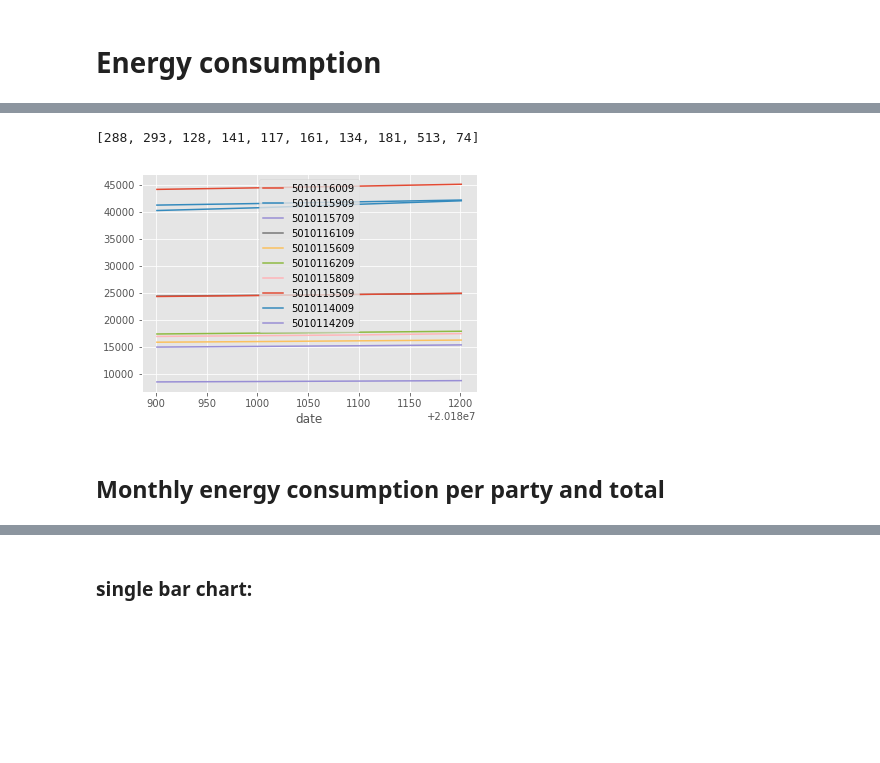
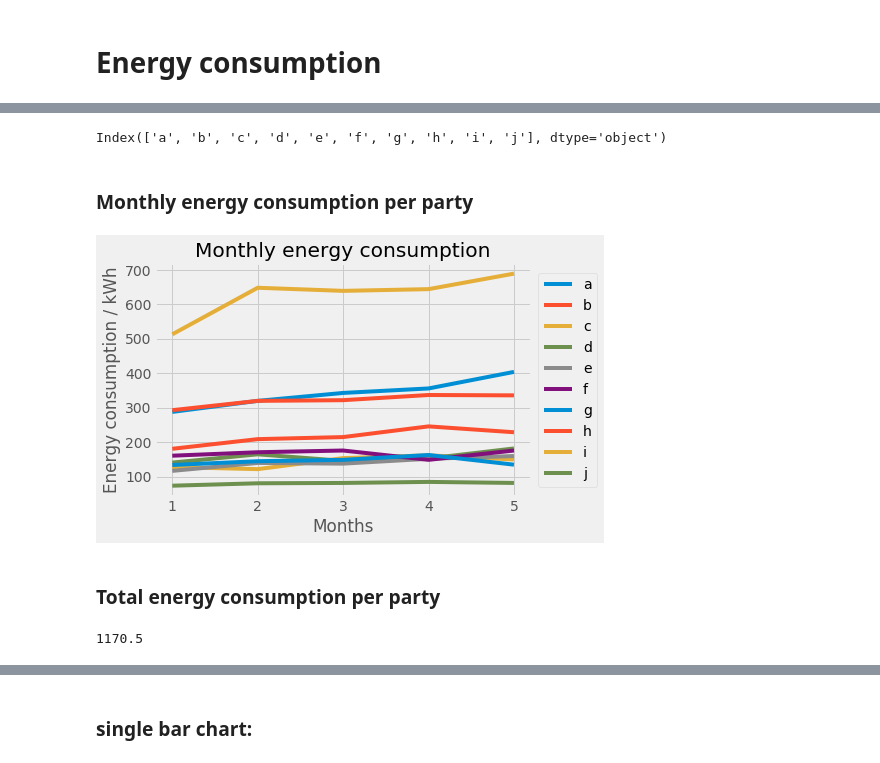
Before and after one commit to felixjohanlehmann/energy_consumption_analysis, a Jupyter notebook: energy_consumption_visualization.ipynb, the cells around one changed output, grey strips where cells are left out. Saved outputs shown, nothing was run; the diff lists cells and outputs as text; code cells hidden in the pictures; blank space fills up the shorter version.

Commit message:
New plots added

```diff
--- a/energy_consumption_visualization.ipynb
+++ b/energy_consumption_visualization.ipynb
@@ -46,0 +35,3 @@ df.diff()
+# %%
+df_diff = df.diff()
+print(df_diff)
@@ -47,5 +61,5 @@ df.diff()
 # %%
 import matplotlib.pyplot as plt
 from matplotlib import style
-#style.use('fivethirtyeight')
-style.use('ggplot')
+style.use('fivethirtyeight')
+#style.use('ggplot')
@@ -58,16 +66,25 @@ plt.show()
-# %%
-consumption = []
-
-for i in df.columns:
-    consumption.append(df.loc[20181001, i] - df.loc[20180901, i])
-
-print(consumption)
-# %% [output]
-[288, 293, 128, 141, 117, 161, 134, 181, 513, 74]
-# %%
-df.plot()
-plt.show()
-# %% [output]
-[figure, removed]
+# %%
+x = range(1,len(df_diff))
+# %%
+df_diff.columns
+# %% [output]
+Index(['a', 'b', 'c', 'd', 'e', 'f', 'g', 'h', 'i', 'j'], dtype='object')
 # %% [markdown]
-## Monthly energy consumption per party and total
+### Monthly energy consumption per party
+# %%
+for i in range(len(df_diff.columns)):
+    plt.plot(x, df_diff.iloc[1:,i])
+
+plt.title("Monthly energy consumption")
+plt.legend(df_diff.columns, loc = "center left", bbox_to_anchor = (1, 0.5))
+plt.xlabel("Months")
+plt.ylabel("Energy consumption / kWh")
+plt.show()
+# %% [output]
+[figure, added]
+# %% [markdown]
+### Total energy consumption per party
+# %%
+df_diff.sum().mean()
+# %% [output]
+1170.5
```
Also changed, not shown: parts of 9 cells of this notebook.
